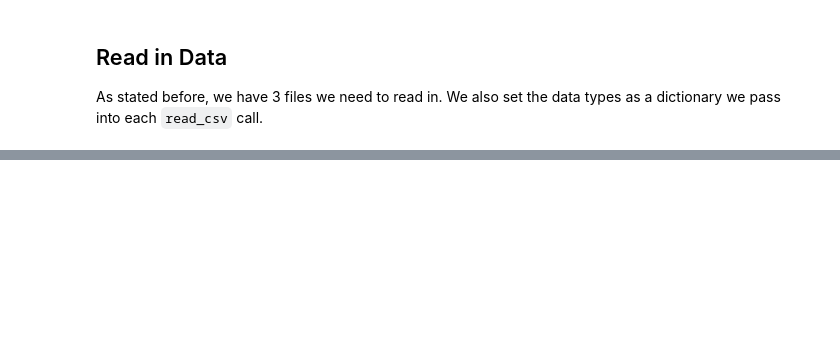
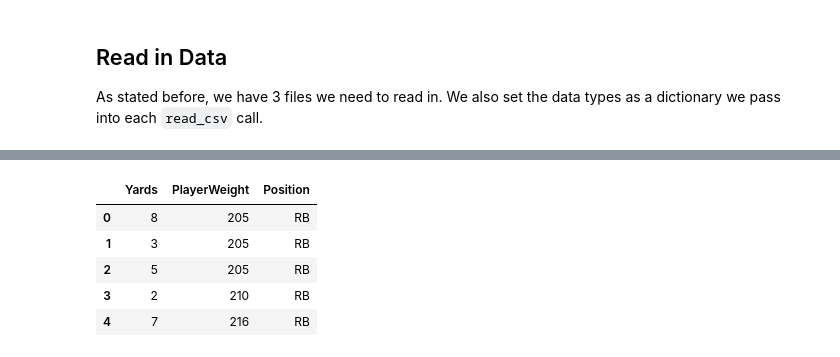
Before and after one commit to MughilM/Data-Science-Projects, a Jupyter notebook: NFL NextGen/2 - EDA.ipynb, the cells around one changed output, grey strips where cells are left out. Saved outputs shown, nothing was run; the diff lists cells and outputs as text; code cells hidden in the pictures; blank space fills up the shorter version.

```diff
--- a/NFL NextGen/2 - EDA.ipynb
+++ b/NFL NextGen/2 - EDA.ipynb
@@ -129,0 +72,16 @@ np.unique(pbpData.Location, return_counts=True)
+# %%
+# Grab yards and the rusher...
+rushes = pbpData[['NflIdRusher', 'Yards']]
+# Left join it with the weight information...
+weightsAndRushes = pd.merge(rushes, playerChara[['NflId', 'PlayerWeight', 'Position']], how='left',
+         left_on='NflIdRusher', right_on='NflId')
+# We only need the weight and yards...
+weightsAndRushes.drop(columns=['NflIdRusher', 'NflId'], inplace=True)
+weightsAndRushes.head()
+# %% [output]
+|  | Yards | PlayerWeight | Position |
+| 0 | 8 | 205 | RB |
+| 1 | 3 | 205 | RB |
+| 2 | 5 | 205 | RB |
+| 3 | 2 | 210 | RB |
+| 4 | 7 | 216 | RB |
```
Also changed, not shown: parts of 14 cells of this notebook.
